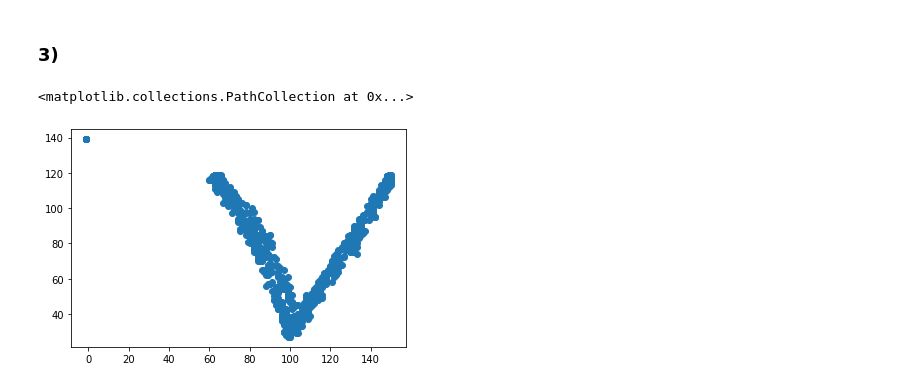
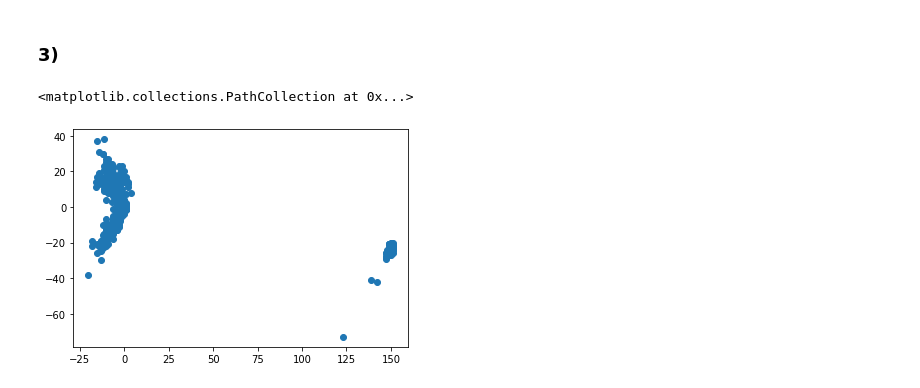
Before and after one commit to siriusted/GMM, a Jupyter notebook: Lab1.ipynb, the cells around one changed output. Cells and saved outputs as stored; diff of their text form; code cells hidden in the pictures.

```diff
--- a/Lab1.ipynb
+++ b/Lab1.ipynb
@@ -36,15 +36,15 @@ plt.plot(X, Y, 'x')
 # %%
 import pandas as pd
 
-data = pd.read_csv('Unistroke/A01.txt', sep="\t", header=None)
+data = pd.read_csv('Unistroke/A01.txt', sep="\t", header=None).diff().iloc[1:]
 
 for i in range(2,10):
-    data = pd.concat([data, pd.read_csv('Unistroke/A0' + str(i) + '.txt', sep="\t", header=None)], ignore_index=True)
+    data = pd.concat([data, pd.read_csv('Unistroke/A0' + str(i) + '.txt', sep="\t", header=None).diff().iloc[1:]], ignore_index=True)
 for i in range(10,51):
-    data = pd.concat([data, pd.read_csv('Unistroke/A' + str(i) + '.txt', sep="\t", header=None)], ignore_index=True)
+    data = pd.concat([data, pd.read_csv('Unistroke/A' + str(i) + '.txt', sep="\t", header=None).diff().iloc[1:]], ignore_index=True)
 
 data.columns = ['x', 'y']
 plt.scatter(data.x, data.y)
 # %% [output]
 <matplotlib.collections.PathCollection at 0x...>
-[figure, old version]
+[figure, new version]
```
Also changed, not shown: parts of 5 cells of this notebook.
